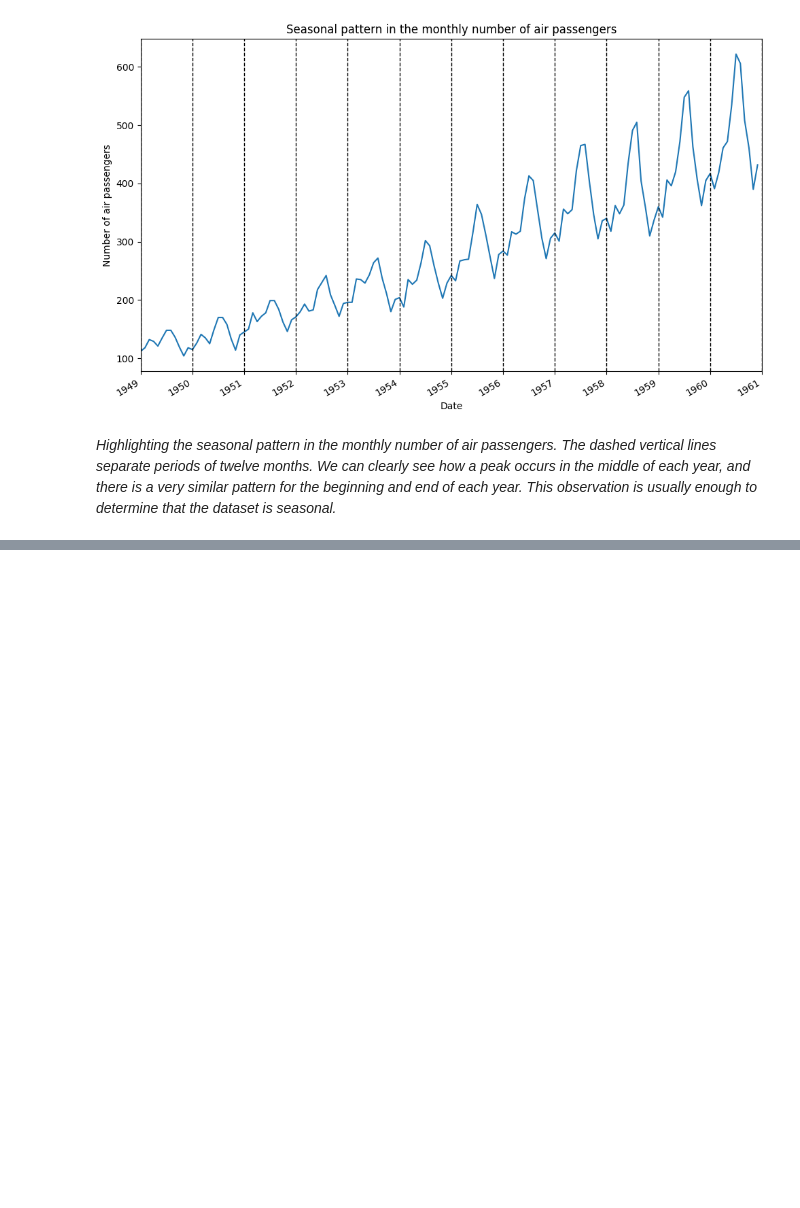
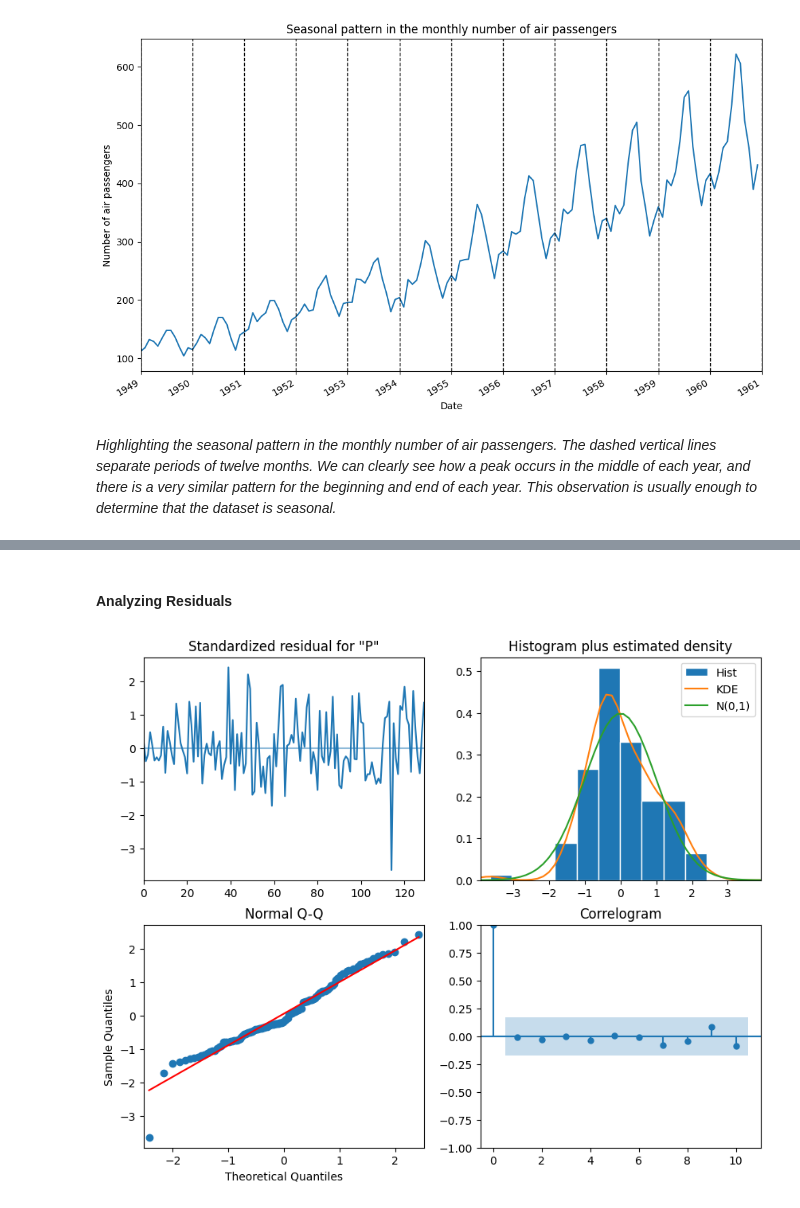
Before and after one commit to LeonardoSMSoares/Economics-Finance, a Jupyter notebook: Time Series Forecasting in Python/TSF 12 - Accounting for Seasonality.ipynb, the cells around one changed output, grey strips where cells are left out. Cells and saved outputs as stored; diff of their text form; code cells hidden in the pictures; blank space fills up the shorter version.

```diff
--- a/Time Series Forecasting in Python/TSF 12 - Accounting for Seasonality.ipynb
+++ b/Time Series Forecasting in Python/TSF 12 - Accounting for Seasonality.ipynb
@@ -112,0 +258,16 @@ dataset is seasonal.*
+# %%
+ps = range(0, 13, 1)
+qs = range(0, 13, 1)
+Ps = [0]
+Qs = [0]
+
+d = 2   #<==== the series was differenced twice to become stationary
+D = 0
+s = 12  #<==== expected seasonality
+
+ARIMA_order_list = list(product(ps, qs, Ps, Qs))
+
+train = df['Passengers'][:-12]  # Train set is all data points less the 12 last points
+
+ARIMA_result_df = optimize_SARIMA(train, ARIMA_order_list, d, D, s)
+ARIMA_result_df
@@ -112,0 +293,9 @@ dataset is seasonal.*
+# %%
+# Define a SARIMAX model with specified AR(11), I(2), MA(3) parameters
+ARIMA_model = SARIMAX(train, order=(11,2,3), simple_differencing=False)
+
+# Fit the model
+ARIMA_model_fit = ARIMA_model.fit(disp=False)
+
+# Display the summary
+ARIMA_model_fit.summary()
@@ -112,0 +333,10 @@ dataset is seasonal.*
+# %% [markdown]
+#### Analyzing Residuals
+# %%
+# Extract the residuals (errors) from the fitted model
+residuals = ARIMA_model_fit.resid
+
+# Diagnostic plots for the model, including residuals and other model checks
+ARIMA_model_fit.plot_diagnostics(figsize=(10,8));
+# %% [output]
+[figure, added]
```
Also changed, not shown: parts of 43 cells of this notebook.
